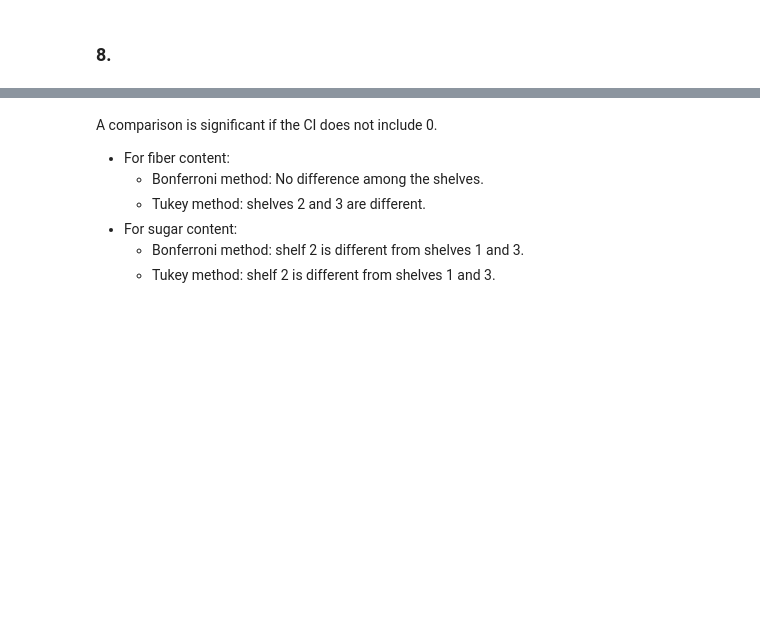
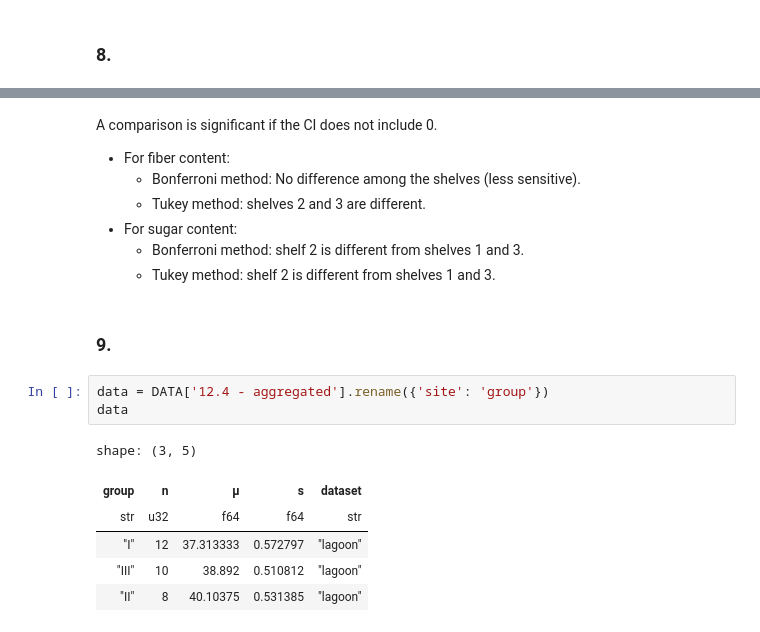
Before and after one commit to asterix314/SDAEI-Tamhane, a Jupyter notebook: ch12/Ch12.ipynb, the cells around one changed output, grey strips where cells are left out. Cells and saved outputs as stored; diff of their text form; blank space fills up the shorter version.

```diff
--- a/ch12/Ch12.ipynb
+++ b/ch12/Ch12.ipynb
@@ -924,8 +934,20 @@ shape: (6, 6)
 # %% [markdown]
 A comparison is significant if the CI does not include 0.
 - For fiber content:
-    - Bonferroni method: No difference among the shelves.
+    - Bonferroni method: No difference among the shelves (less sensitive).
     - Tukey method: shelves 2 and 3 are different.
 - For sugar content:
     - Bonferroni method: shelf 2 is different from shelves 1 and 3.
     - Tukey method: shelf 2 is different from shelves 1 and 3.
+# %% [markdown]
+### 9.
+# %%
+data = DATA['12.4 - aggregated'].rename({'site': 'group'})
+data
+# %% [output]
+shape: (3, 5)
+| group | n | μ | s | dataset |
+| str | u32 | f64 | f64 | str |
+| "I" | 12 | 37.313333 | 0.572797 | "lagoon" |
+| "III" | 10 | 38.892 | 0.510812 | "lagoon" |
+| "II" | 8 | 40.10375 | 0.531385 | "lagoon" |
```
Also changed, not shown: parts of 6 cells of this notebook.
